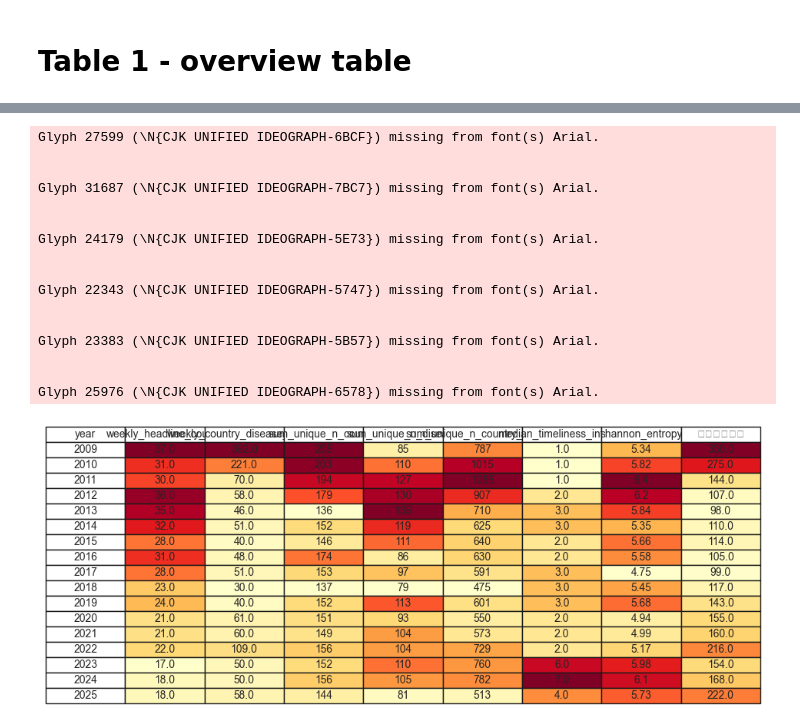
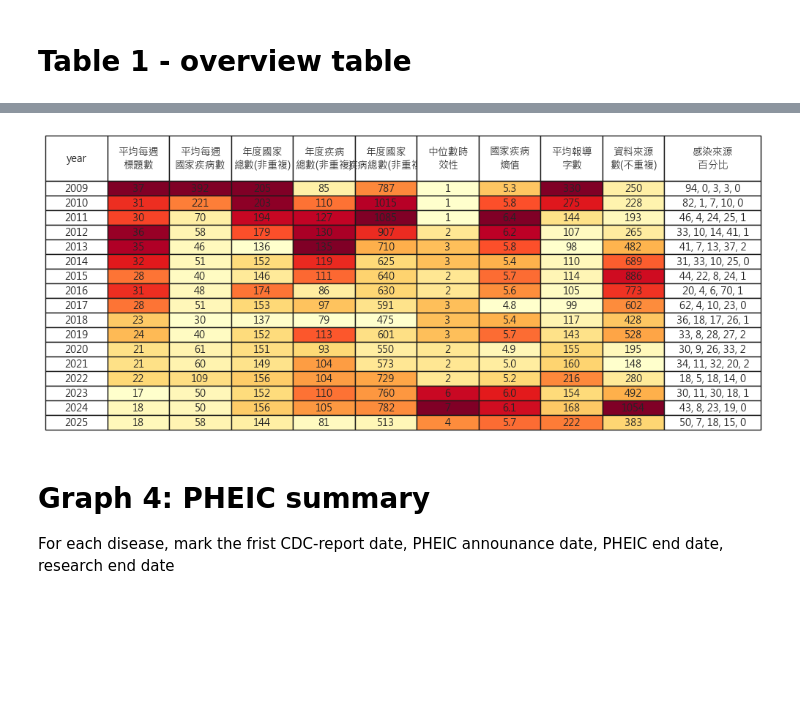
Before and after one commit to haokaitseng/cdc_eic_daily_news, a Jupyter notebook: main.ipynb, the cells around one changed output, grey strips where cells are left out. Saved outputs shown, nothing was run; the diff lists cells and outputs as text; code cells hidden in the pictures; blank space fills up the shorter version.

Commit message:
PHEIC timing table done; table one done

```diff
--- a/main.ipynb
+++ b/main.ipynb
@@ -720,6 +719,26 @@ df_raw.to_excel("data/df_raw.xlsx", index=False)
 # %% [markdown]
 ### Source (medias)
 # %%
-df_raw['Source_adj'] = df_raw['Source'].apply(lambda x: [s.strip().lower() for s in x.split('、')] if pd.notnull(x) else [])
+# transform raw source into list, splitted by 、
+df_raw['Source_list'] = df_raw['Source'].apply(lambda x: [s.strip().lower() for s in x.split('、')] if pd.notnull(x) else [])
 
-print(df_raw[['Source_adj',"Source"]])
+table_source_explode = pd.DataFrame({'Source_list': df_raw['Source_list']}).explode('Source_list')
+
+source_counts = table_source_explode['Source_list'].value_counts().reset_index()
+
+dict_source_name_mapping = { #multiple diseases are splitted by /
+    'who eis': 'who',  #old name: new name
+    'cdc': 'us cdc', # assuming as us cdc
+    '美國cdc': 'us cdc',
+    'who flunet': 'who',
+    'who/afro': 'afro',
+    'outbreaknewstoday': 'outbreak news today',
+    'global polio eradication initiative' : 'GPEI',
+    'WHO Event Information Site for IHR National Focal Point' :'who',
+    'uscdc' : 'us cdc'
+}
+
+df_raw['Source_list'] = df_raw['Source_list'].apply(
+    lambda lst: [dict_source_name_mapping.get(source, source) for source in lst])
+
+# print(source_counts.iloc[60:80])
@@ -1947,51 +1960,55 @@ print(df_raw)
 # %%
+# heat map table
 import pandas as pd
 import matplotlib.pyplot as plt
 import numpy as np
+matplotlib.rcParams['font.family'] = 'Microsoft JhengHei' # Ensuring Mandarin layouts
+
+summary_table_1.columns = [
+    col if len(col) <= 4 else col[:4] + '\n' + col[4:]
+    for col in summary_table_1.columns
+]
 
 
 # Initialize cell colors
 cell_colors = np.full((summary_table_1.shape[0], summary_table_1.shape[1]), 'white', dtype=object)
 
 # Apply per-column normalization for numeric columns (skip 'year')
-for col_idx in range(1, summary_table_1.shape[1]):
+for col_idx in range(1, summary_table_1.shape[1] -1 ): # -1 remove transmission routes
     col_values = summary_table_1.iloc[:, col_idx]
     norm = plt.Normalize(col_values.min(), col_values.max())  # Normalize per column
     for row_idx in range(summary_table_1.shape[0]):
         cell_colors[row_idx, col_idx] = plt.cm.YlOrRd(norm(col_values.iloc[row_idx]))
 
 # Create table plot
 fig, ax = plt.subplots(figsize=(10, 4))
 ax.axis('off')
 
 table = ax.table(
     cellText=summary_table_1.values,
     colLabels=summary_table_1.columns,
     cellLoc='center',
     loc='center',
     cellColours=cell_colors
 )
 
 table.auto_set_font_size(False)
 table.set_fontsize(10)
 table.scale(1.2, 1.2)
 
+# expand first row space
+for (row, col), cell in table.get_celld().items():
+    if row == 0:  # 表頭 row
+        cell.set_height(0.2)
+
+
+for (row, col), cell in table.get_celld().items():
+    if col == 10: # column index
+        cell.set_width(0.17) # column wider
+
 plt.show()
 # %% [output]
-Glyph 27599 (\N{CJK UNIFIED IDEOGRAPH-6BCF}) missing from font(s) Arial.
-
-
-Glyph 31687 (\N{CJK UNIFIED IDEOGRAPH-7BC7}) missing from font(s) Arial.
-
-
-Glyph 24179 (\N{CJK UNIFIED IDEOGRAPH-5E73}) missing from font(s) Arial.
-
-
-Glyph 22343 (\N{CJK UNIFIED IDEOGRAPH-5747}) missing from font(s) Arial.
-
-
-Glyph 23383 (\N{CJK UNIFIED IDEOGRAPH-5B57}) missing from font(s) Arial.
-
-
-Glyph 25976 (\N{CJK UNIFIED IDEOGRAPH-6578}) missing from font(s) Arial.
-[figure, old version]
+[figure, new version]
+# %% [markdown]
+# Graph 4: PHEIC summary
+For each disease, mark the frist CDC-report date,  PHEIC announance date, PHEIC end date, research end date
```
Also changed, not shown: parts of 14 cells of this notebook, 3 other files.
